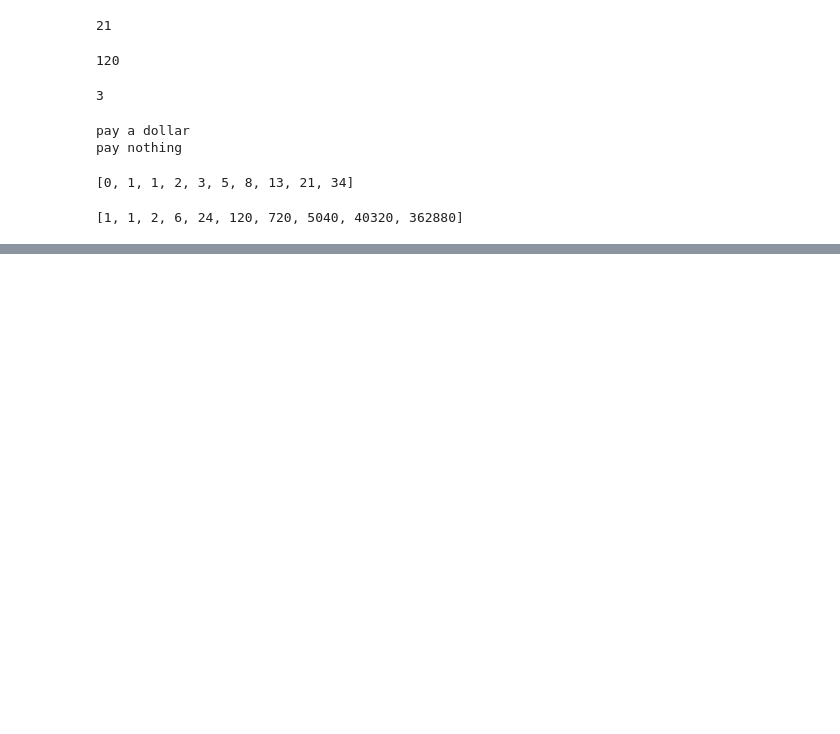
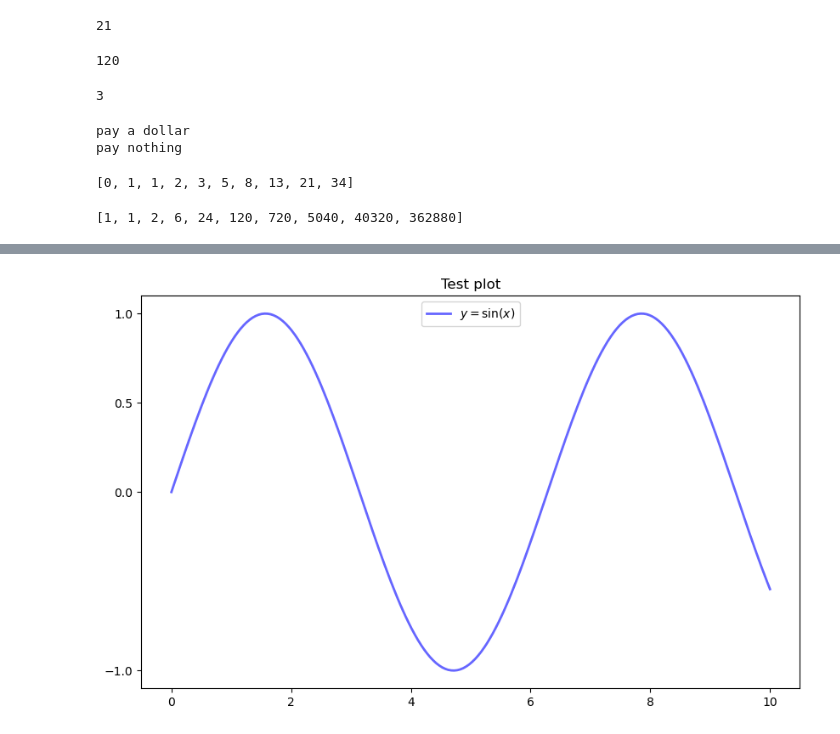
Before and after one commit to nathanueda/nate_notes, a Jupyter notebook: econometrics/quantecon/python_programming_for_economics_and_finance/1_introduction_to_python.ipynb, the cells around one changed output, grey strips where cells are left out. Drawn from its saved outputs; the diff is of its cells as text; code cells hidden in the pictures; blank space fills up the shorter version.

```diff
--- a/econometrics/quantecon/python_programming_for_economics_and_finance/1_introduction_to_python.ipynb
+++ b/econometrics/quantecon/python_programming_for_economics_and_finance/1_introduction_to_python.ipynb
@@ -322,0 +1075,10 @@ print([recursive_fact(i) for i in range(10)])
+# %%
+# pythonic oop plot
+fig, ax = plt.subplots() # fig is blank cancas, ax is a frame for plotting in.
+ax.plot(x, y, 'b-', label='$y=\sin(x)$', linewidth=2, alpha = 0.6)
+ax.legend(loc='upper center')
+ax.set_title("Test plot")
+ax.set_yticks([-1, 0, .5, 1])
+plt.show()
+# %% [output]
+[figure, added]
```
Also changed, not shown: parts of 78 cells of this notebook, 24 other files.
